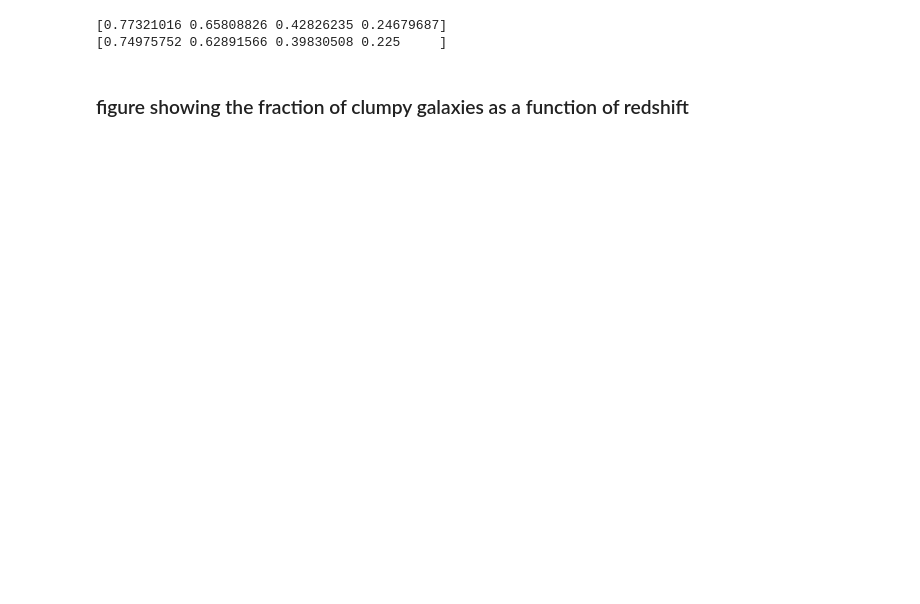
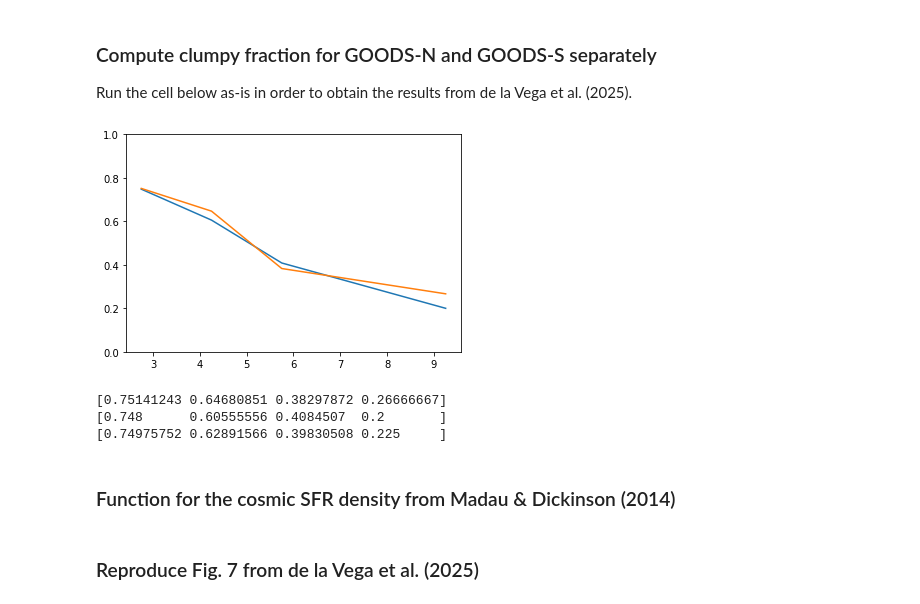
Before and after one commit to alex-delavega/clumpy_galaxies_jades_2_z_12, a Jupyter notebook: clumpy_galaxy_fraction.ipynb, the cells around one changed output. Cells and saved outputs as stored; diff of their text form; code cells hidden in the pictures; blank space fills up the shorter version.

Commit message:
Notebook that reproduces Fig. 7 from de la Vega et al. (2025)

```diff
--- a/clumpy_galaxy_fraction.ipynb
+++ b/clumpy_galaxy_fraction.ipynb
@@ -58,16 +50,14 @@ pixar_sr = 2.11894921158936e-14
 # %%
-clump_f_gds = ascii.read('./jades_gds_clumps_z_2_12_sigma_5_SNR_5_q_gtr_0p5_f444w_rhalf_0p1_rf_nuv_shibuya_selection.txt')
-clump_f_gdn = ascii.read('./jades_gdn_clumps_z_2_12_sigma_5_SNR_5_q_gtr_0p5_f444w_rhalf_0p1_rf_nuv_shibuya_selection.txt')
-
-#z_bins = [2, 3, 4, 5, 6., 7, 9., 12]
-#z_bin_width = np.array([0.5, 0.5, 0.5, 0.5, 0.5, 1., 1.5])
+# files containing
+clump_f_gds = ascii.read('./clump_finding_results/jades_gds_clumps_z_2_12_sigma_5_SNR_5_q_gtr_0p5_f444w_rhalf_0p1_rf_nuv_shibuya_selection.txt')
+clump_f_gdn = ascii.read('./clump_finding_results/jades_gdn_clumps_z_2_12_sigma_5_SNR_5_q_gtr_0p5_f444w_rhalf_0p1_rf_nuv_shibuya_selection.txt')
 
 z_bins = [2, 3.5, 5, 6.5, 12]
 z_bin_width = np.array([0.75, 0.75, 0.75, 2.75])
 
 m1, m2 = 9, 15
 ssfr_limit = -9.5
-flux_ratio_limits = [0.02, 0.02, 0.05, 0.07] #[0.06, 0.1, 0.15, 0.2, 0.2] #[0.02, 0.025, 0.05, 0.1, 0.1]
+flux_ratio_limits = [0.02, 0.02, 0.05, 0.07]
 
 z_bin_mid = []
 num_z_m9 = []
@@ -95,7 +85,7 @@ for i in range(len(z_bins) - 1):
 
     num_clumps_z_bin_gds = len(clump_f_gds[clump_crit_gds])
 
-    print(np.sum(clump_f_gds['number_clumps'][clump_crit_gds]), num_z_bin_gds, num_clumps_z_bin_gds)
+    print('GDS', np.sum(clump_f_gds['number_clumps'][clump_crit_gds]), num_z_bin_gds, num_clumps_z_bin_gds)
 
     # GOODS-N
     z_crit_gdn = (clump_f_gdn['z'] >= z_bins[i]) & (clump_f_gdn['z'] < z_bins[i+1]) &\
@@ -117,7 +107,7 @@ for i in range(len(z_bins) - 1):
     num_z_m9.append(num_z_bin_gds + num_z_bin_gdn)
     num_clumps_z_m9.append(num_clumps_z_bin_gds + num_clumps_z_bin_gdn)
 
-    print(np.sum(clump_f_gdn['number_clumps'][clump_crit_gdn]), num_z_bin_gdn, num_clumps_z_bin_gdn)
+    print('GDN', np.sum(clump_f_gdn['number_clumps'][clump_crit_gdn]), num_z_bin_gdn, num_clumps_z_bin_gdn)
 
 z_bin_mid = np.asarray(z_bin_mid)
 num_z_m9 = np.asarray(num_z_m9)
@@ -205,23 +137,37 @@ NameError: name 'mass_limit' is not defined
+# %% [markdown]
+### Compute clumpy fraction for GOODS-N and GOODS-S separately
+Run the cell below as-is in order to obtain the results from de la Vega et al. (2025).
+# %%
+num_z_m9_gds = np.array([531, 235, 47, 15])
+num_clumps_z_m9_gds = np.array([399, 152, 18, 4])
+ci_lower_gds, ci_upper_gds = binom_conf_interval(k=num_clumps_z_m9_gds, n=num_z_m9_gds, interval='jeffreys')
+
+num_z_m9_gdn = np.array([500, 180, 71, 25])
+num_clumps_z_m9_gdn = np.array([374, 109, 29, 5])
+ci_lower_gdn, ci_upper_gdn = binom_conf_interval(k=num_clumps_z_m9_gdn, n=num_z_m9_gdn, interval='jeffreys')
+
+plt.plot( z_bin_mid, num_clumps_z_m9_gdn / num_z_m9_gdn )
+plt.plot( z_bin_mid, num_clumps_z_m9_gds / num_z_m9_gds )
+
+plt.ylim(0, 1)
+
+plt.show()
+
+print( num_clumps_z_m9_gds / num_z_m9_gds )
+print( num_clumps_z_m9_gdn / num_z_m9_gdn )
+print(num_clumps_z_m9 / num_z_m9)
+# %% [output]
+[figure, added]
+[0.75141243 0.64680851 0.38297872 0.26666667]
+[0.748      0.60555556 0.4084507  0.2       ]
+[0.74975752 0.62891566 0.39830508 0.225     ]
+# %% [markdown]
+### Function for the cosmic SFR density from Madau & Dickinson (2014)
 # %%
-def madau_dickinson2014(z, a, b, c, d):
-    numerator = a * (1+z) ** b
-    denominator = 1 + ((1+z)/c) ** d
-    return numerator / denominator
-
-def incompleteness_corr(frac, incomp, nc=2):
-    return frac + ( (1/nc) * ((incomp ** -1) - 1) * frac ) - ( (1/nc) * ((incomp ** -1) - 1) * frac ** 2 )
-
-print( incompleteness_corr(frac=num_clumps_z_m9 / num_z_m9, incomp=0.8) )
-
-print( num_clumps_z_m9 / num_z_m9 )
-
 def sfr_dens(z):
     return 0.015 * ((1+z) ** 2.7) / (1+((1+z)/2.9) ** 5.6)
-# %% [output]
-[0.77321016 0.65808826 0.42826235 0.24679687]
-[0.74975752 0.62891566 0.39830508 0.225     ]
 # %% [markdown]
-### figure showing the fraction of clumpy galaxies as a function of redshift
+### Reproduce Fig. 7 from de la Vega et al. (2025)
 # %%
 print(z_bin_mid, num_clumps_z_m9, num_z_m9)
 print(num_clumps_z_m9 / num_z_m9)
```
Also changed, not shown: parts of 9 cells of this notebook.
